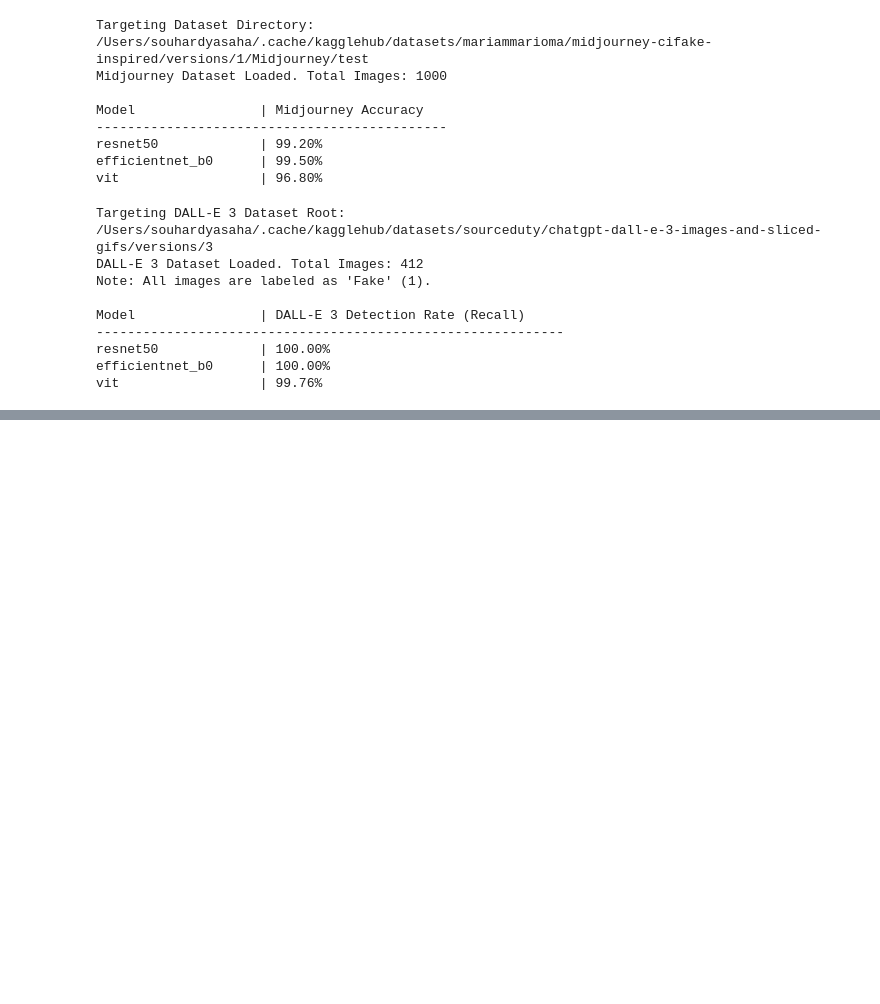
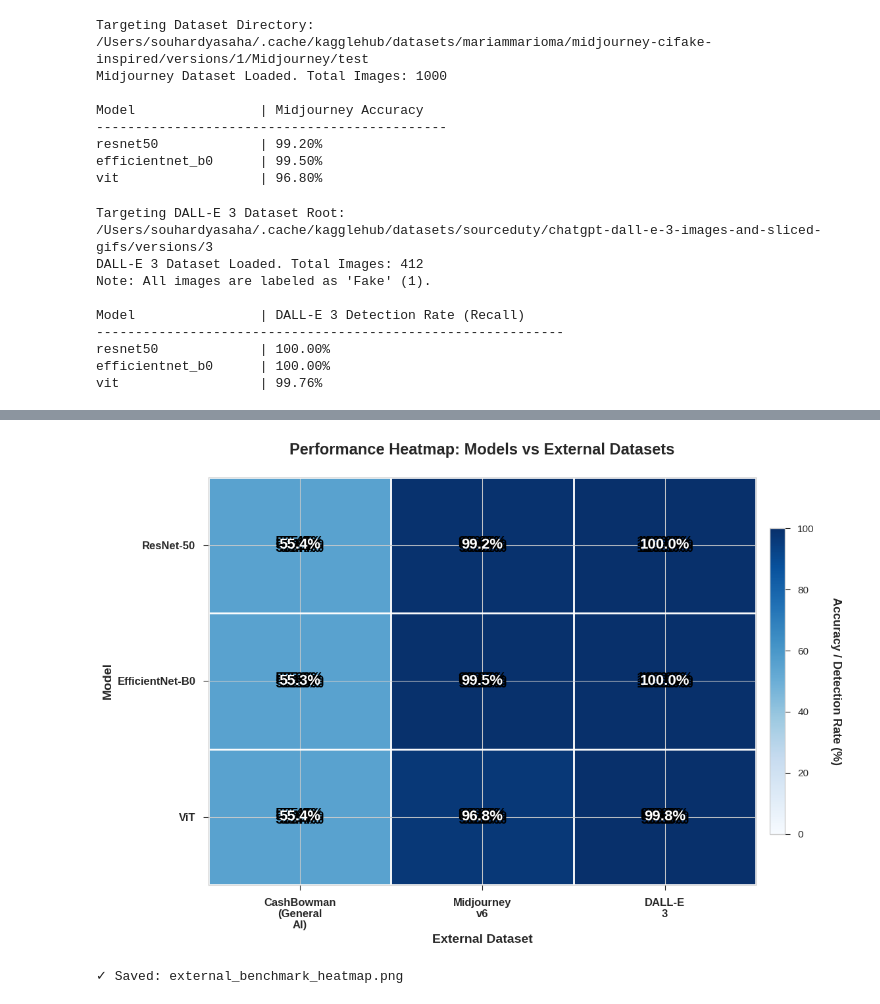
Before and after one commit to EmonRezaBD/GenPixel, a Jupyter notebook: ExternalBenchmarking.ipynb, the cells around one changed output, grey strips where cells are left out. Saved outputs shown, nothing was run; the diff lists cells and outputs as text; code cells hidden in the pictures; blank space fills up the shorter version.

Commit message:
visualizations

```diff
--- a/ExternalBenchmarking.ipynb
+++ b/ExternalBenchmarking.ipynb
@@ -437,0 +545,71 @@ vit                  | 99.76%
+# %%
+# Figure 2: Heatmap - Performance Matrix
+fig, ax = plt.subplots(figsize=(12, 8))
+
+datasets = list(benchmark_results.keys())
+models = ['resnet50', 'efficientnet_b0', 'vit']
+model_names_display = ['ResNet-50', 'EfficientNet-B0', 'ViT']
+
+# Prepare data for heatmap
+heatmap_data = []
+for model in models:
+    row = [benchmark_results[dataset][model] for dataset in datasets]
+    heatmap_data.append(row)
+
+heatmap_data = np.array(heatmap_data)
+
+# Use a professional colormap - 'Blues' for clean, modern look
+# Goes from light blue (low values) to dark blue (high values)
+im = ax.imshow(heatmap_data, cmap='Blues', aspect='auto', vmin=0, vmax=100)
+
+# Set ticks and labels - NO SLANTED TEXT
+ax.set_xticks(np.arange(len(datasets)))
+ax.set_yticks(np.arange(len(models)))
+# Use horizontal text with line breaks
+dataset_labels = [d.replace(' ', '\n') for d in datasets]
+ax.set_xticklabels(dataset_labels, rotation=0, ha='center', fontsize=12, fontweight='bold')
+ax.set_yticklabels(model_names_display, fontsize=12, fontweight='bold')
+
+# Add text annotations with EXCELLENT readability
+# Always use white text with black outline for maximum readability on all backgrounds
+for i in range(len(models)):
+    for j in range(len(datasets)):
+        value = heatmap_data[i, j]
+
+        # Add text with a strong black outline for maximum readability
+        # Draw outline first (8 directions around the text) - thicker outline
+        for dx, dy in [(-0.02, -0.02), (-0.02, 0), (-0.02, 0.02),
+                       (0, -0.02), (0, 0.02), (0.02, -0.02),
+                       (0.02, 0), (0.02, 0.02)]:
+            ax.text(j + dx, i + dy, f'{value:.1f}%',
+                   ha="center", va="center", color='black',
+                   fontweight='bold', fontsize=16, alpha=1.0, zorder=1)
+
+        # Then draw the main white text on top
+        text = ax.text(j, i, f'{value:.1f}%',
+                      ha="center", va="center", color='white',
+                      fontweight='bold', fontsize=16, zorder=2)
+
+ax.set_title('Performance Heatmap: Models vs External Datasets',
+             fontsize=17, fontweight='bold', pad=25)
+ax.set_xlabel('External Dataset', fontweight='bold', fontsize=14)
+ax.set_ylabel('Model', fontweight='bold', fontsize=14)
+
+# Add colorbar with better styling
+cbar = plt.colorbar(im, ax=ax, shrink=0.75, pad=0.02)
+cbar.set_label('Accuracy / Detection Rate (%)', rotation=270,
+               labelpad=30, fontweight='bold', fontsize=13)
+cbar.ax.tick_params(labelsize=11)
+
+# Add grid lines for better cell separation
+ax.set_xticks(np.arange(len(datasets) + 1) - 0.5, minor=True)
+ax.set_yticks(np.arange(len(models) + 1) - 0.5, minor=True)
+ax.grid(which='minor', color='white', linestyle='-', linewidth=2)
+
+plt.tight_layout()
+plt.savefig('external_benchmark_heatmap.png', bbox_inches='tight', facecolor='white', dpi=300)
+plt.show()
+print("✓ Saved: external_benchmark_heatmap.png")
+# %% [output]
+[figure, added]
+✓ Saved: external_benchmark_heatmap.png
```
Also changed, not shown: parts of 5 cells of this notebook, 5 other files.
